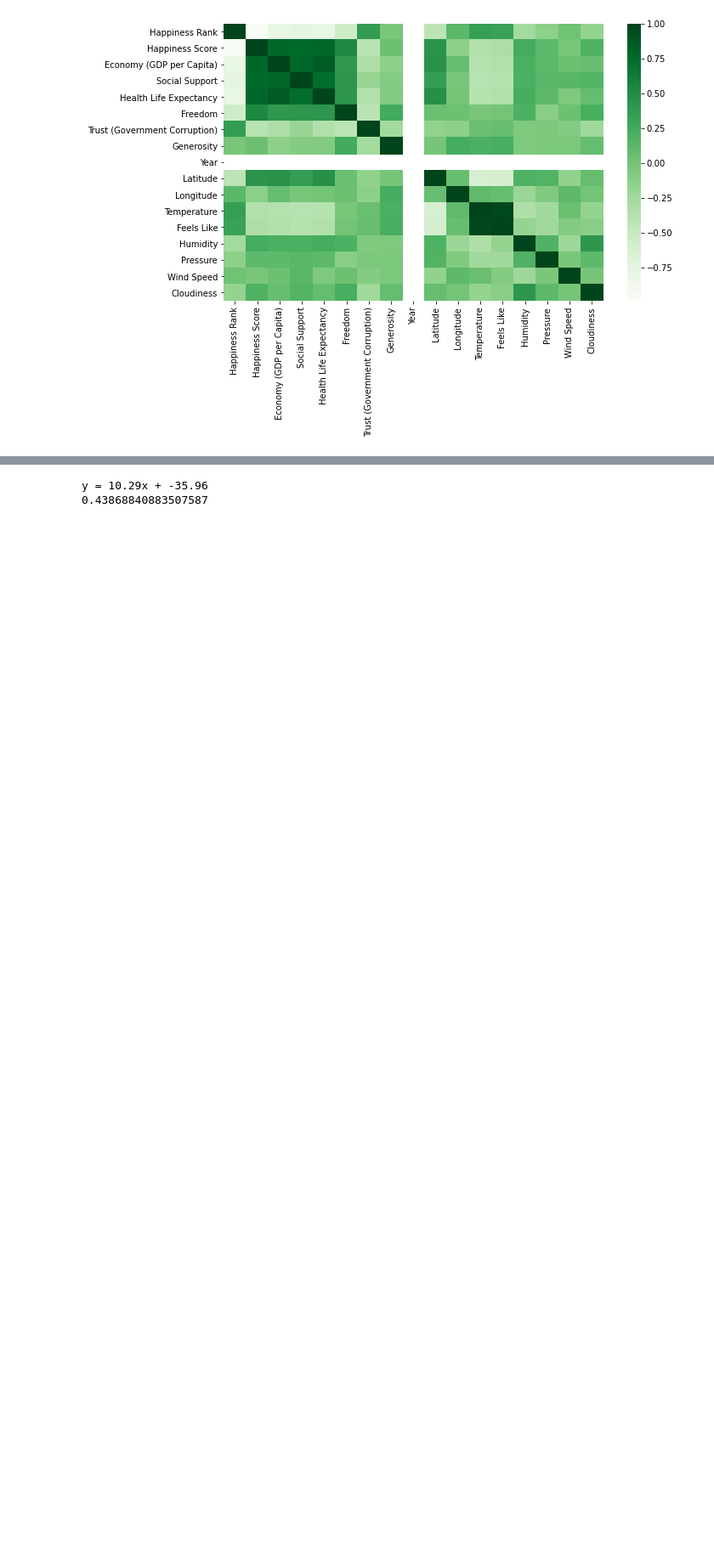
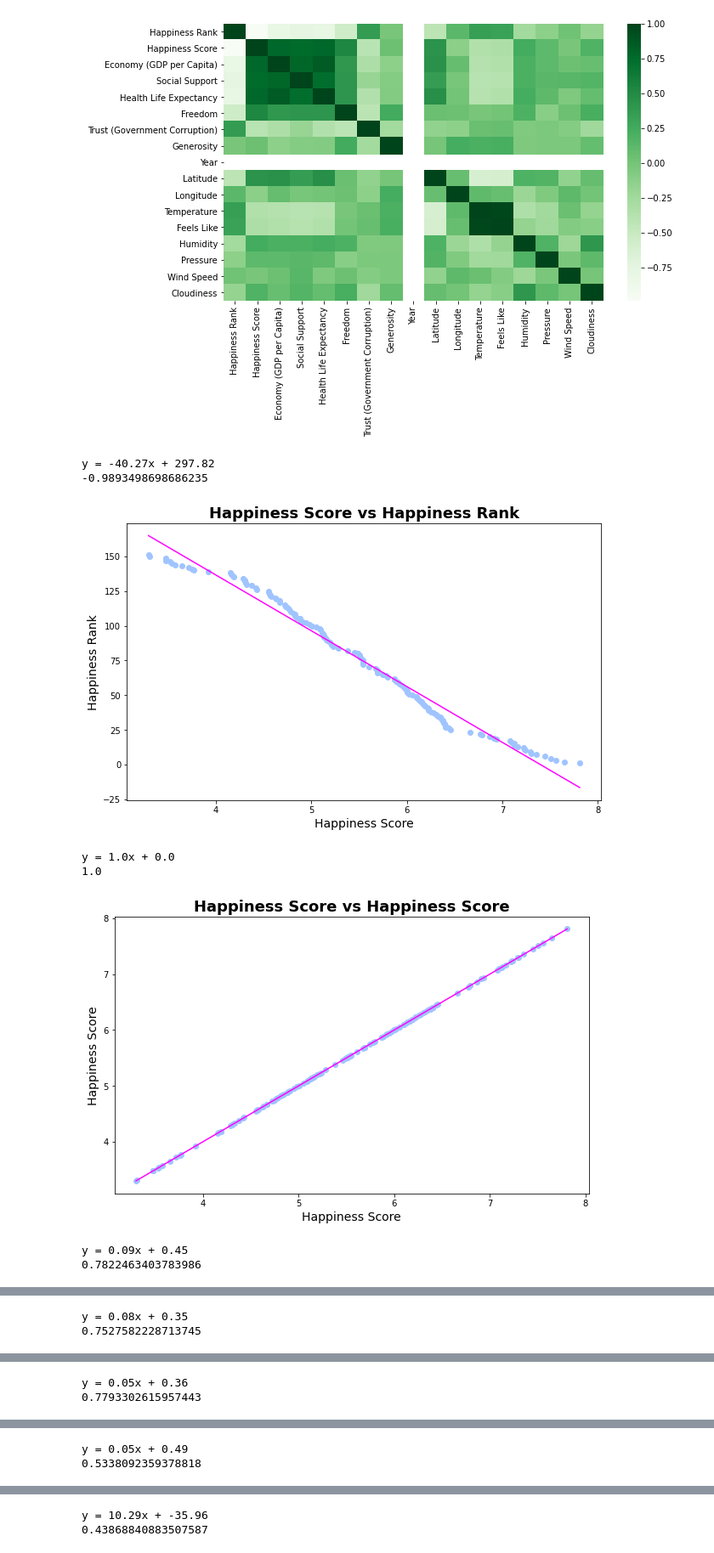
Before and after one commit to alexarnold630/Happiness_Index_Investigation, a Jupyter notebook: Happiness/Regressions with Weather Data.ipynb, the cells around one changed output, grey strips where cells are left out. Shown at 85% size. Cells and saved outputs as stored; diff of their text form; code cells hidden in the pictures; blank space fills up the shorter version.

Commit message:
Images

```diff
--- a/Happiness/Regressions with Weather Data.ipynb
+++ b/Happiness/Regressions with Weather Data.ipynb
@@ -52,3 +52,36 @@ plt.savefig("Images/Correlation Heat Map.png")
 plt.show()
 # %% [output]
 [figure]
+# %%
+for col in df_2020.columns:
+    if(df_2020[col].dtype == np.float64 or df_2020[col].dtype == np.int64):
+        target = df_2020[col]
+        feature = df_2020["Happiness Score"]
+
+        #make scatter
+        plt.figure(figsize=(10,6))
+
+        (slope, intercept, rvalue, pvalue, stderr) = sts.linregress(feature, target)
+        regress_values = feature * slope + intercept
+        line_eq = "y = " + str(round(slope,2)) + "x + " + str(round(intercept,2))
+        print(line_eq)
+        print(rvalue)
+        plt.scatter(df_2020["Happiness Score"], df_2020[col], marker="o", color = "#A0C4FF")
+        plt.plot(feature,regress_values, "fuchsia", alpha = 1)
+        #print(line_eq)
+        # Incorporate the other graph properties
+        plt.title(f"Happiness Score vs {col}", fontsize=18, fontweight="bold", fontname = "DejaVu Sans")
+        plt.ylabel(col, fontsize=14, fontname = "DejaVu Sans")
+        plt.xlabel("Happiness Score", fontsize=14, fontname = "DejaVu Sans")
+        plt.savefig("Images/Scatter of " + str(col) + "vs Happiness Score")
+
+        plt.show()
+# %% [output]
+y = -40.27x + 297.82
+-0.9893498698686235
+[figure, added]
+y = 1.0x + 0.0
+1.0
+[figure, added]
+y = 0.09x + 0.45
+0.7822463403783986
@@ -54,0 +89,2 @@ plt.show()
+y = 0.08x + 0.35
+0.7527582228713745
@@ -54,0 +92,2 @@ plt.show()
+y = 0.05x + 0.36
+0.7793302615957443
@@ -54,0 +95,2 @@ plt.show()
+y = 0.05x + 0.49
+0.5338092359378818
```
Also changed, not shown: parts of 2 cells of this notebook, 17 other files.
